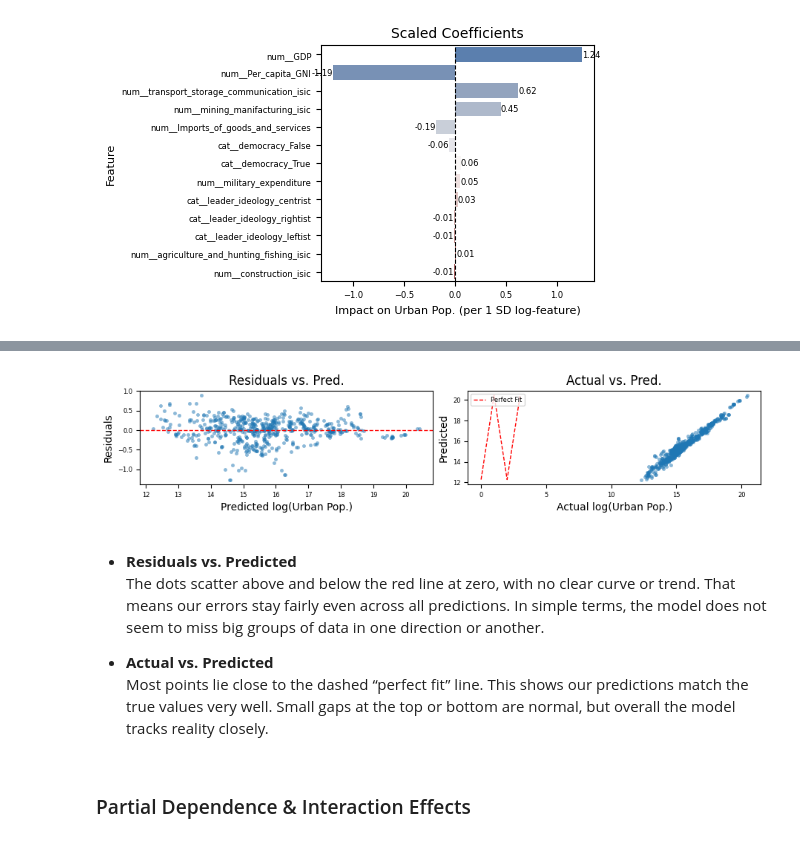
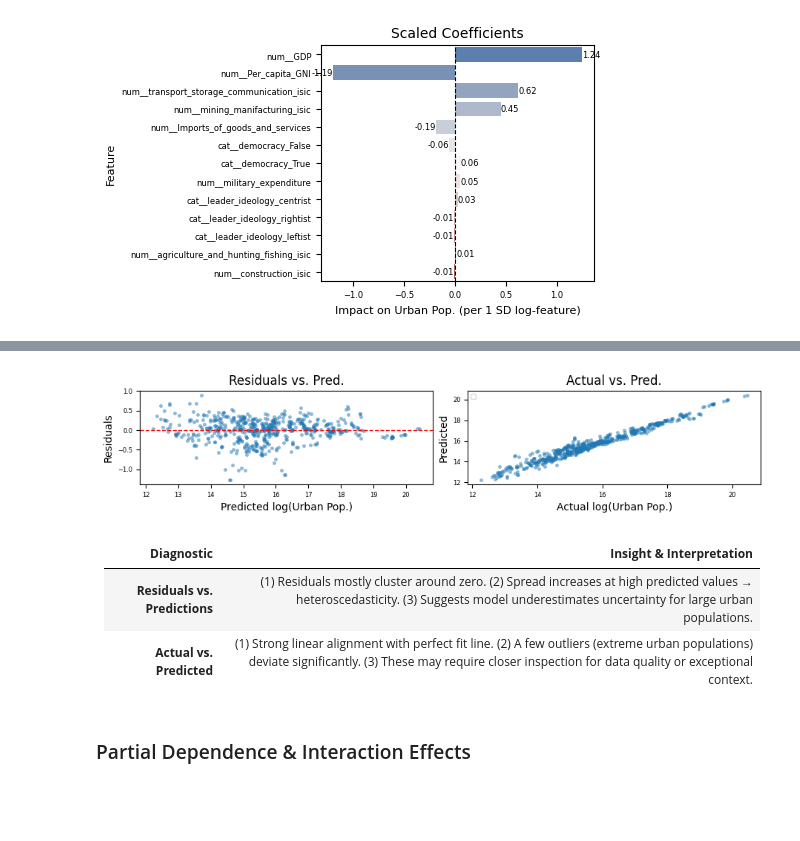
Before and after one commit to irmakoz1/ML1-HSLU, a Jupyter notebook: ML1-Project_TeamDraft_v3.ipynb, the cells around one changed output, grey strips where cells are left out. Saved outputs shown, nothing was run; the diff lists cells and outputs as text; code cells hidden in the pictures; blank space fills up the shorter version.

```diff
--- a/ML1-Project_TeamDraft_v3.ipynb
+++ b/ML1-Project_TeamDraft_v3.ipynb
@@ -685,33 +631,31 @@ We trained two linear models (unscaled and scaled) and both give the same R² an
 # %%
 # Residuals
 residuals_lr = y_lr_test - y_lr_pred_scaled
 
 # Subplots
 fig, axes = plt.subplots(1, 2, figsize=(9, 2), dpi=100)
 
 # Plot 1: Residuals vs. Predicted
 sns.scatterplot(x=y_lr_pred_scaled, y=residuals_lr, alpha=0.5, s=10, ax=axes[0], edgecolor=None)
 axes[0].axhline(0, color='red', linestyle='--', lw=1)
 axes[0].set(title="Residuals vs. Pred.", xlabel="Predicted log(Urban Pop.)", ylabel="Residuals")
 axes[0].tick_params(axis='both', labelsize=6)
 
 # Plot 2: Actual vs. Predicted
 sns.scatterplot(x=y_lr_test, y=y_lr_pred_scaled, alpha=0.5, s=10, ax=axes[1], edgecolor=None)
-axes[1].plot([y_lr_test.min(), y_lr_test.max()]*2, color='red', linestyle='--', lw=1, label='Perfect Fit')
 axes[1].set(title="Actual vs. Pred.", xlabel="Actual log(Urban Pop.)", ylabel="Predicted")
 axes[1].tick_params(axis='both', labelsize=6)
 axes[1].legend(fontsize=6, loc='upper left')
 
 plt.tight_layout(pad=0.5)
 plt.show()
 # %% [output]
-[figure, old version]
+[figure, new version]
 # %% [markdown]
-- **Residuals vs. Predicted**
-  The dots scatter above and below the red line at zero, with no clear curve or trend. That means our errors stay fairly even across all predictions. In simple terms, the model does not seem to miss big groups of data in one direction or another.
-
-- **Actual vs. Predicted**
-  Most points lie close to the dashed “perfect fit” line. This shows our predictions match the true values very well. Small gaps at the top or bottom are normal, but overall the model tracks reality closely.
+| **Diagnostic** | **Insight & Interpretation** |
+| :--- | :--- |
+| **Residuals vs. Predictions** | (1) Residuals mostly cluster around zero. (2) Spread increases at high predicted values → heteroscedasticity. (3) Suggests model underestimates uncertainty for large urban populations.  |
+| **Actual vs. Predicted** | (1) Strong linear alignment with perfect fit line. (2) A few outliers (extreme urban populations) deviate significantly. (3) These may require closer inspection for data quality or exceptional context. |
 # %% [markdown]
 ### Partial Dependence & Interaction Effects
 # %%
```
Also changed, not shown: parts of 28 cells of this notebook.
